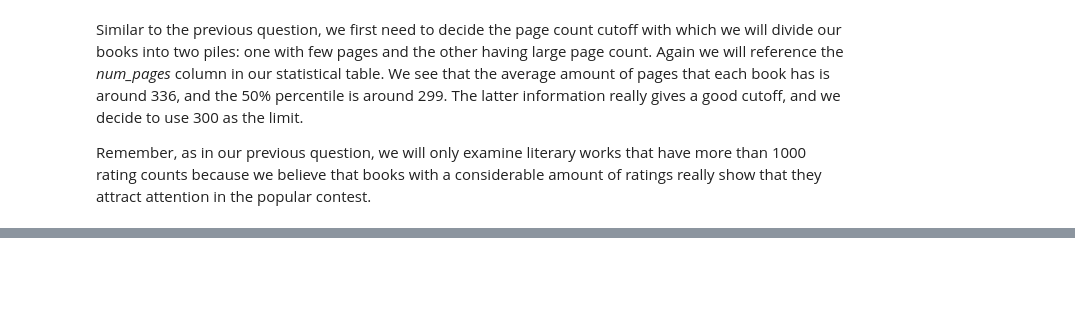
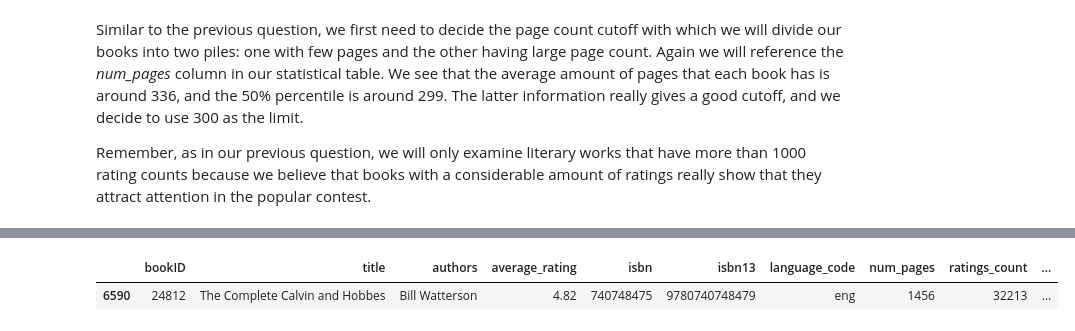
Before and after one commit to le-n-qui/goodreads-dataset, a Jupyter notebook: goodreads_books_analysis.ipynb, the cells around one changed output, grey strips where cells are left out. Cells and saved outputs as stored; diff of their text form; code cells hidden in the pictures; blank space fills up the shorter version.

Commit message:
Find the top book in the new dataframe that has many pages and high ratings count

```diff
--- a/goodreads_books_analysis.ipynb
+++ b/goodreads_books_analysis.ipynb
@@ -151,0 +155,14 @@ high_rating_few_pages.sort_values(by=['average_rating'], ascending=False)[:1]
+# %%
+# cutoff that decides whether a book is small or big book
+few_pages_cutoff = 300
+# cutoff that decides whether a book has a big ratings count
+ratings_count_cutoff = 1000
+# filter dataframe to get a list of books with many pages
+many_pages = books[books['num_pages'] > few_pages_cutoff]
+# filter many_pages df to get books with high ratings count
+high_rating_many_pages = many_pages[many_pages['ratings_count'] > ratings_count_cutoff]
+# sort new df in descending order and display the top book
+high_rating_many_pages.sort_values(by=['average_rating'], ascending=False)[:1]
+# %% [output]
+|  | bookID | title | authors | average_rating | isbn | isbn13 | language_code | num_pages | ratings_count | ... |
+| 6590 | 24812 | The Complete Calvin and Hobbes | Bill Watterson | 4.82 | 740748475 | 9780740748479 | eng | 1456 | 32213 | ... |
```
Also changed, not shown: parts of 1 cell of this notebook.
